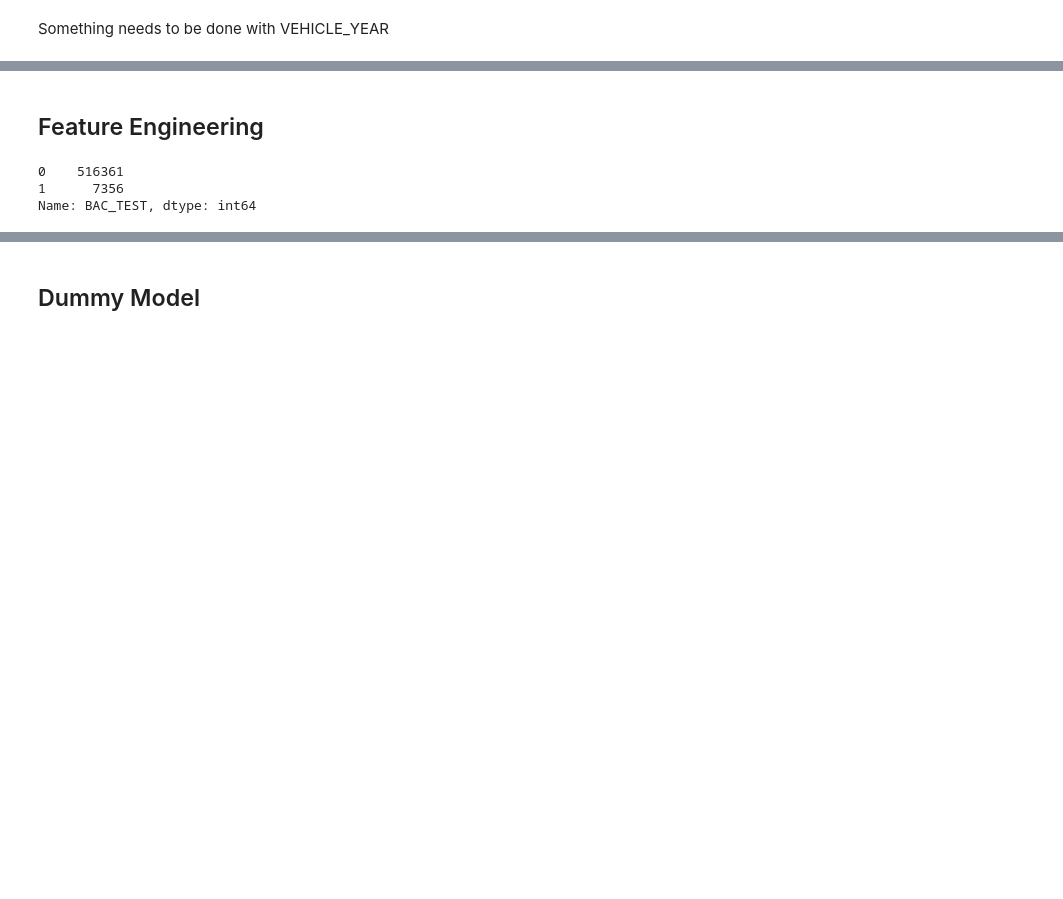
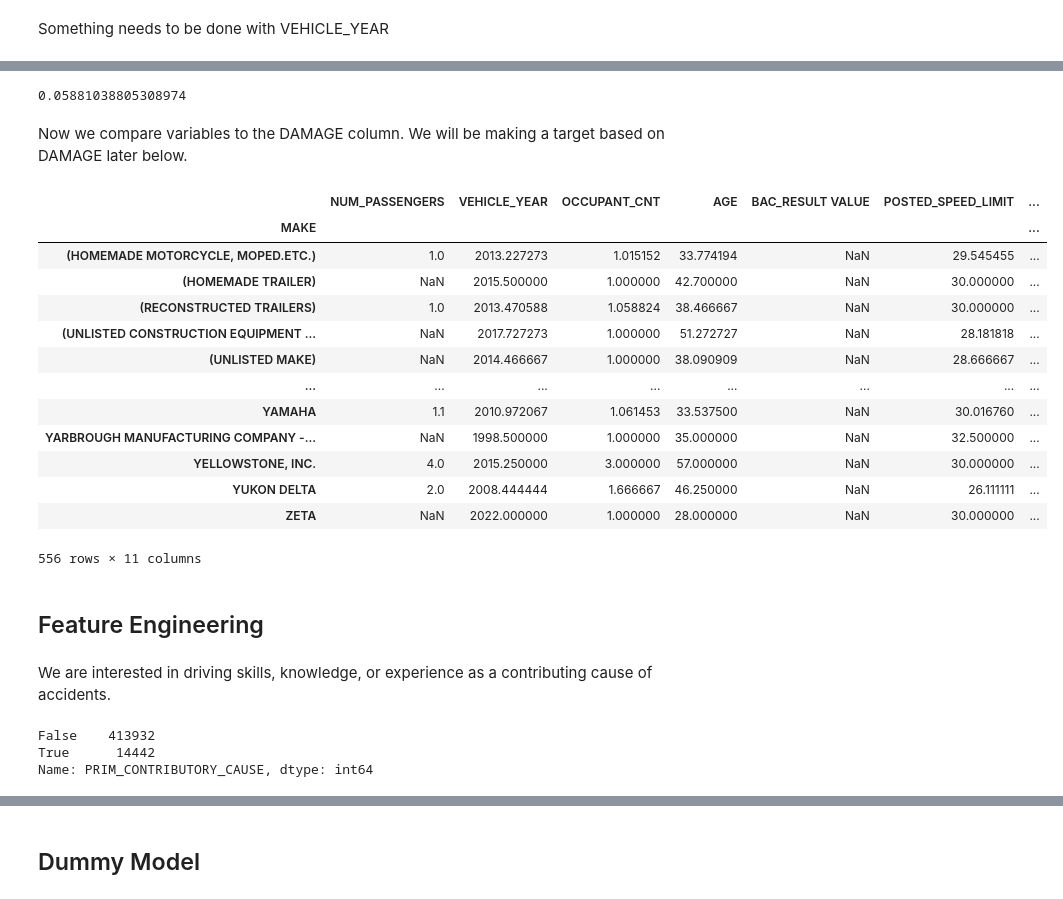
Before and after one commit to dangrosen/Chicago-Car-Accidents, a Jupyter notebook: notebook-John.ipynb, the cells around one changed output, grey strips where cells are left out. Drawn from its saved outputs; the diff is of its cells as text; code cells hidden in the pictures; blank space fills up the shorter version.

```diff
--- a/notebook-John.ipynb
+++ b/notebook-John.ipynb
@@ -361,2 +325,32 @@ Something needs to be done with VEHICLE_YEAR
+# %%
+# Percent of rows with future VEHICLE_YEARS
+
+len(future_cars)/len(df)*100
+# %% [output]
+0.05881038805308974
+# %%
+# Nothing seems apparently off about these vehicles,
+# but as they are such a small percentage we will drop them out
+
+df = df[df["VEHICLE_YEAR"] <= 2024]
+# %% [markdown]
+Now we compare variables to the DAMAGE column. We will be making a target based on DAMAGE later below.
+# %%
+df.groupby("MAKE")
+# %% [output]
+|  | NUM_PASSENGERS | VEHICLE_YEAR | OCCUPANT_CNT | AGE | BAC_RESULT VALUE | POSTED_SPEED_LIMIT | ... |
+| MAKE |  |  |  |  |  |  | ... |
+| (HOMEMADE MOTORCYCLE, MOPED.ETC.) | 1.0 | 2013.227273 | 1.015152 | 33.774194 | NaN | 29.545455 | ... |
+| (HOMEMADE TRAILER) | NaN | 2015.500000 | 1.000000 | 42.700000 | NaN | 30.000000 | ... |
+| (RECONSTRUCTED TRAILERS) | 1.0 | 2013.470588 | 1.058824 | 38.466667 | NaN | 30.000000 | ... |
+| (UNLISTED CONSTRUCTION EQUIPMENT ... | NaN | 2017.727273 | 1.000000 | 51.272727 | NaN | 28.181818 | ... |
+| (UNLISTED MAKE) | NaN | 2014.466667 | 1.000000 | 38.090909 | NaN | 28.666667 | ... |
+| ... | ... | ... | ... | ... | ... | ... | ... |
+| YAMAHA | 1.1 | 2010.972067 | 1.061453 | 33.537500 | NaN | 30.016760 | ... |
+| YARBROUGH MANUFACTURING COMPANY -... | NaN | 1998.500000 | 1.000000 | 35.000000 | NaN | 32.500000 | ... |
+| YELLOWSTONE, INC. | 4.0 | 2015.250000 | 3.000000 | 57.000000 | NaN | 30.000000 | ... |
+| YUKON DELTA | 2.0 | 2008.444444 | 1.666667 | 46.250000 | NaN | 26.111111 | ... |
+| ZETA | NaN | 2022.000000 | 1.000000 | 28.000000 | NaN | 30.000000 | ... |
+556 rows × 11 columns
 # %% [markdown]
 ## Feature Engineering
@@ -368,8 +357,8 @@ df['BAC_TEST'] =  df.loc[:, ('BAC_RESULT')].map(bac_dict).copy()
-# %%
-# Sanity check
-
-df["BAC_TEST"].value_counts()
-# %% [output]
-0    516361
-1      7356
-Name: BAC_TEST, dtype: int64
+# %% [markdown]
+We are interested in driving skills, knowledge, or experience as a contributing cause of accidents.
+# %%
+(df['PRIM_CONTRIBUTORY_CAUSE'] == 'DRIVING SKILLS/KNOWLEDGE/EXPERIENCE').value_counts()
+# %% [output]
+False    413932
+True      14442
+Name: PRIM_CONTRIBUTORY_CAUSE, dtype: int64
```
Also changed, not shown: parts of 56 cells of this notebook, 1 other file.
